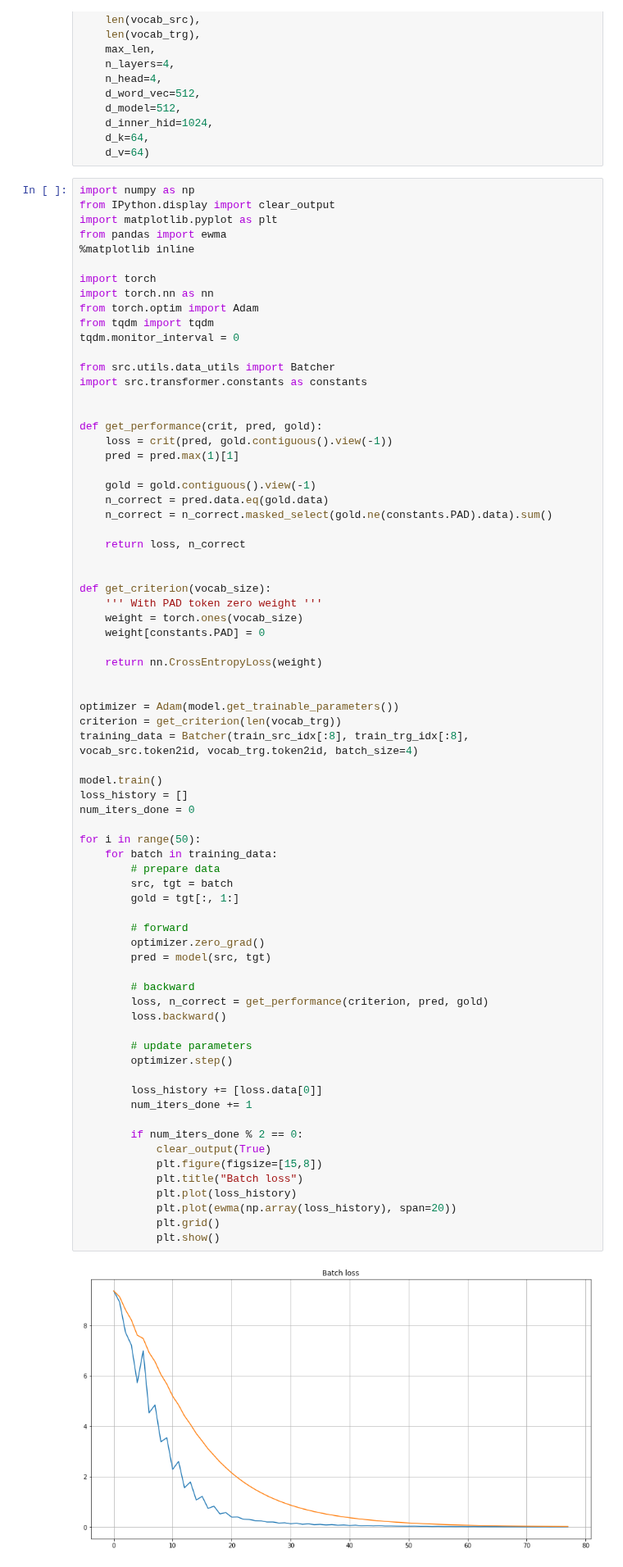
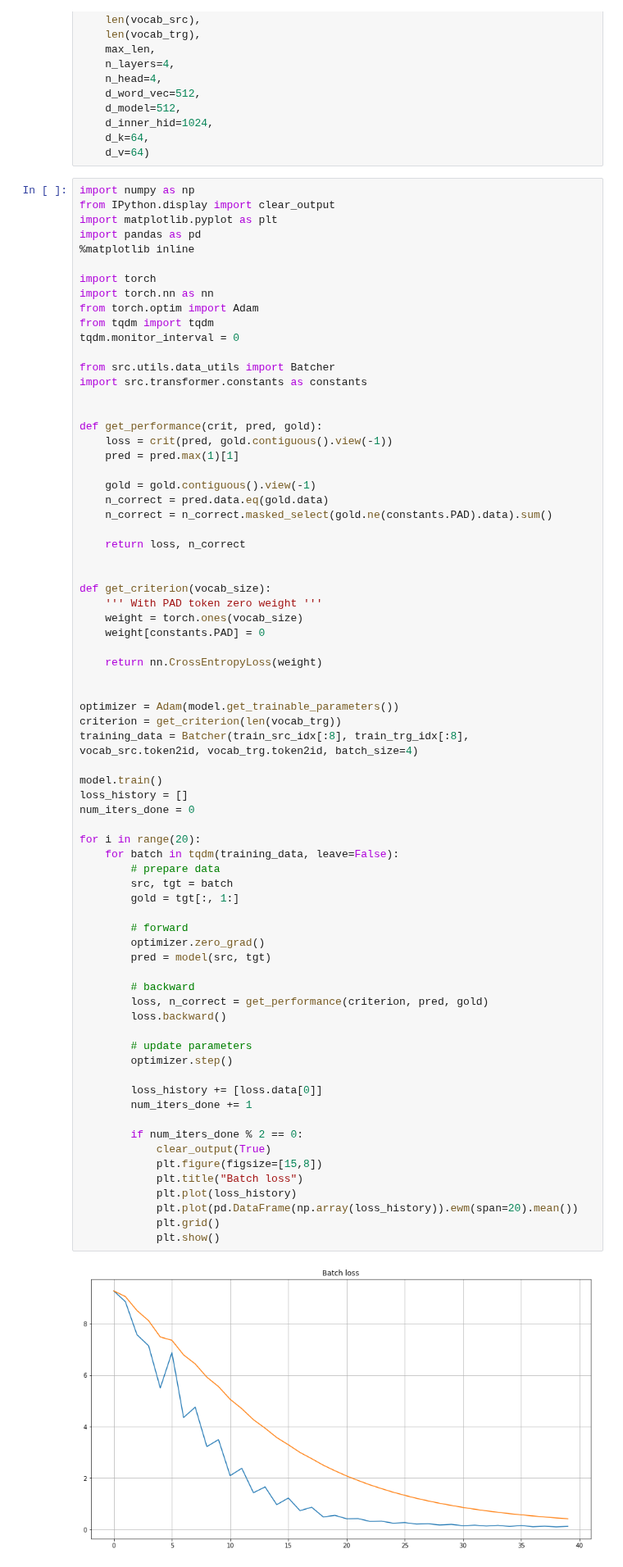
Before and after one commit to universome/text-style-transfer, a Jupyter notebook: notebooks/test-transformer.ipynb, the cells around one changed output. Shown at 82% size. Cells and saved outputs as stored; diff of their text form.

```diff
--- a/notebooks/test-transformer.ipynb
+++ b/notebooks/test-transformer.ipynb
@@ -126,7 +127,7 @@ model = Transformer(
 import numpy as np
 from IPython.display import clear_output
 import matplotlib.pyplot as plt
-from pandas import ewma
+import pandas as pd
 %matplotlib inline
 
 import torch
@@ -165,34 +166,34 @@ training_data = Batcher(train_src_idx[:8], train_trg_idx[:8], vocab_src.token2id
 model.train()
 loss_history = []
 num_iters_done = 0
 
-for i in range(50):
-    for batch in training_data:
+for i in range(20):
+    for batch in tqdm(training_data, leave=False):
         # prepare data
         src, tgt = batch
         gold = tgt[:, 1:]
 
         # forward
         optimizer.zero_grad()
         pred = model(src, tgt)
 
         # backward
         loss, n_correct = get_performance(criterion, pred, gold)
         loss.backward()
 
         # update parameters
         optimizer.step()
 
         loss_history += [loss.data[0]]
         num_iters_done += 1
 
         if num_iters_done % 2 == 0:
             clear_output(True)
             plt.figure(figsize=[15,8])
             plt.title("Batch loss")
             plt.plot(loss_history)
-            plt.plot(ewma(np.array(loss_history), span=20))
+            plt.plot(pd.DataFrame(np.array(loss_history)).ewm(span=20).mean())
             plt.grid()
             plt.show()
 # %% [output]
-[figure, old version]
+[figure, new version]
```
Also changed, not shown: parts of 3 cells of this notebook, 1 other file.
